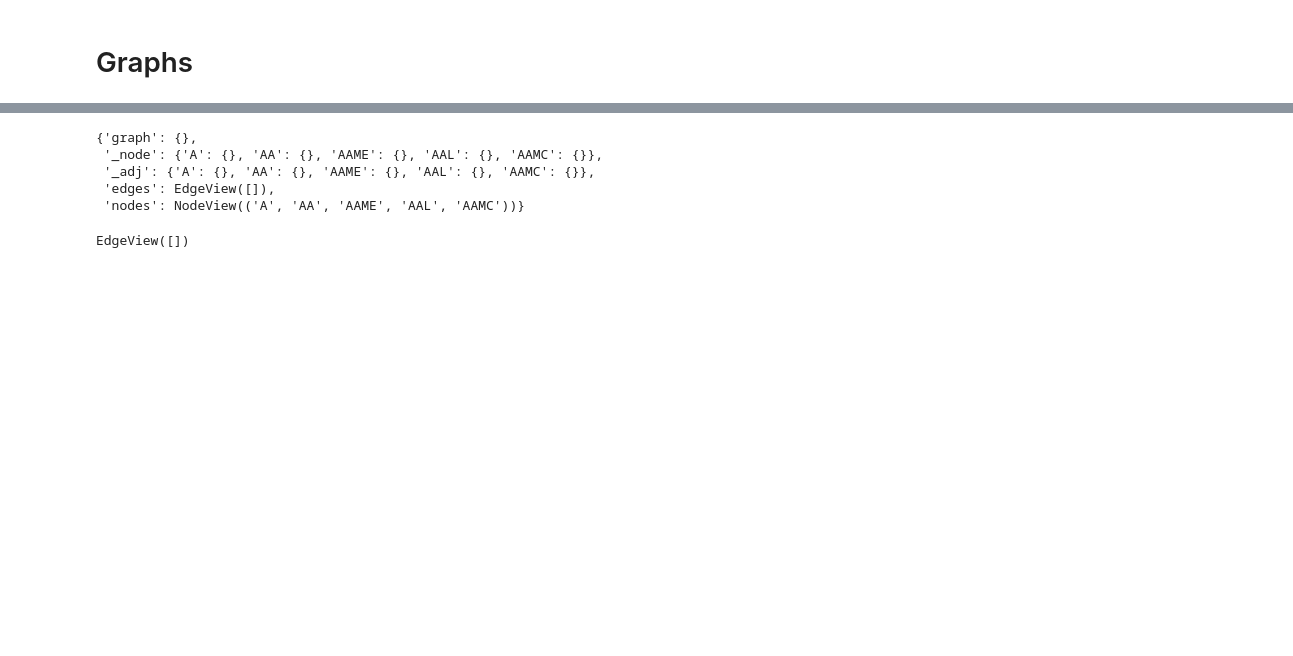
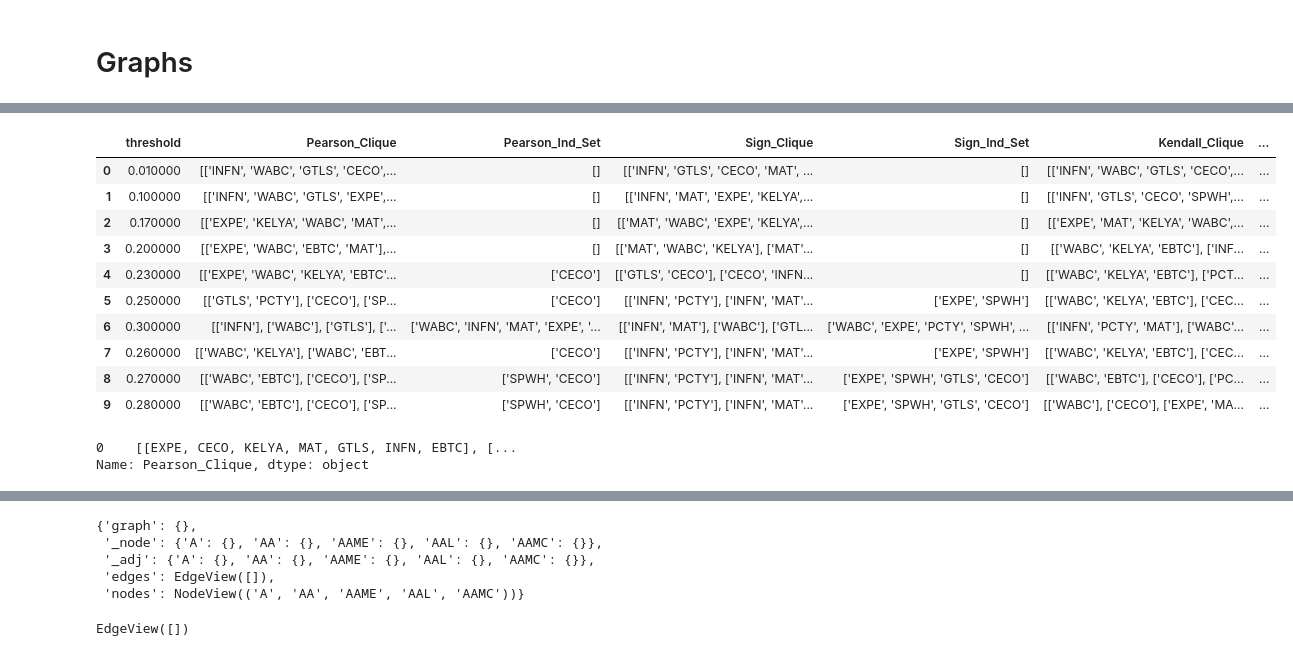
Before and after one commit to danyaklimov/coursework, a Jupyter notebook: coursework.ipynb, the cells around one changed output, grey strips where cells are left out. Drawn from its saved outputs; the diff is of its cells as text; code cells hidden in the pictures; blank space fills up the shorter version.

```diff
--- a/coursework.ipynb
+++ b/coursework.ipynb
@@ -39,0 +93,2 @@ import os
+# %%
+table = pd.DataFrame(columns=['threshold', 'Pearson_Clique', 'Pearson_Ind_Set', 'Sign_Clique', 'Sign_Ind_Set', 'Kendall_Clique', 'Kendall_Ind_Set'])
@@ -39,0 +165,14 @@ import os
+# %%
+table.style
+# %% [output]
+|  | threshold | Pearson_Clique | Pearson_Ind_Set | Sign_Clique | Sign_Ind_Set | Kendall_Clique | ... |
+| 0 | 0.010000 | [['INFN', 'WABC', 'GTLS', 'CECO',... | [] | [['INFN', 'GTLS', 'CECO', 'MAT', ... | [] | [['INFN', 'WABC', 'GTLS', 'CECO',... | ... |
+| 1 | 0.100000 | [['INFN', 'WABC', 'GTLS', 'EXPE',... | [] | [['INFN', 'MAT', 'EXPE', 'KELYA',... | [] | [['INFN', 'GTLS', 'CECO', 'SPWH',... | ... |
+| 2 | 0.170000 | [['EXPE', 'KELYA', 'WABC', 'MAT',... | [] | [['MAT', 'WABC', 'EXPE', 'KELYA',... | [] | [['EXPE', 'MAT', 'KELYA', 'WABC',... | ... |
+| 3 | 0.200000 | [['EXPE', 'WABC', 'EBTC', 'MAT'],... | [] | [['MAT', 'WABC', 'KELYA'], ['MAT'... | [] | [['WABC', 'KELYA', 'EBTC'], ['INF... | ... |
+| 4 | 0.230000 | [['EXPE', 'WABC', 'KELYA', 'EBTC'... | ['CECO'] | [['GTLS', 'CECO'], ['CECO', 'INFN... | [] | [['WABC', 'KELYA', 'EBTC'], ['PCT... | ... |
+| 5 | 0.250000 | [['GTLS', 'PCTY'], ['CECO'], ['SP... | ['CECO'] | [['INFN', 'PCTY'], ['INFN', 'MAT'... | ['EXPE', 'SPWH'] | [['WABC', 'KELYA', 'EBTC'], ['CEC... | ... |
+| 6 | 0.300000 | [['INFN'], ['WABC'], ['GTLS'], ['... | ['WABC', 'INFN', 'MAT', 'EXPE', '... | [['INFN', 'MAT'], ['WABC'], ['GTL... | ['WABC', 'EXPE', 'PCTY', 'SPWH', ... | [['INFN', 'PCTY', 'MAT'], ['WABC'... | ... |
+| 7 | 0.260000 | [['WABC', 'KELYA'], ['WABC', 'EBT... | ['CECO'] | [['INFN', 'PCTY'], ['INFN', 'MAT'... | ['EXPE', 'SPWH'] | [['WABC', 'KELYA', 'EBTC'], ['CEC... | ... |
+| 8 | 0.270000 | [['WABC', 'EBTC'], ['CECO'], ['SP... | ['SPWH', 'CECO'] | [['INFN', 'PCTY'], ['INFN', 'MAT'... | ['EXPE', 'SPWH', 'GTLS', 'CECO'] | [['WABC', 'EBTC'], ['CECO'], ['PC... | ... |
+| 9 | 0.280000 | [['WABC', 'EBTC'], ['CECO'], ['SP... | ['SPWH', 'CECO'] | [['INFN', 'PCTY'], ['INFN', 'MAT'... | ['EXPE', 'SPWH', 'GTLS', 'CECO'] | [['WABC'], ['CECO'], ['EXPE', 'MA... | ... |
@@ -39,0 +183,5 @@ import os
+# %%
+table.head(1)['Pearson_Clique']
+# %% [output]
+0    [[EXPE, CECO, KELYA, MAT, GTLS, INFN, EBTC], [...
+Name: Pearson_Clique, dtype: object
```
Also changed, not shown: parts of 13 cells of this notebook, 6 other files.
